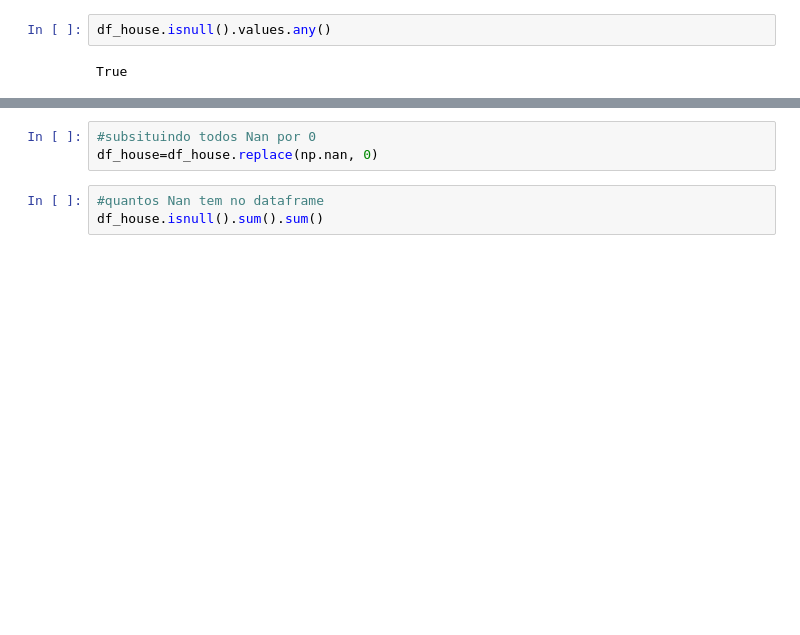
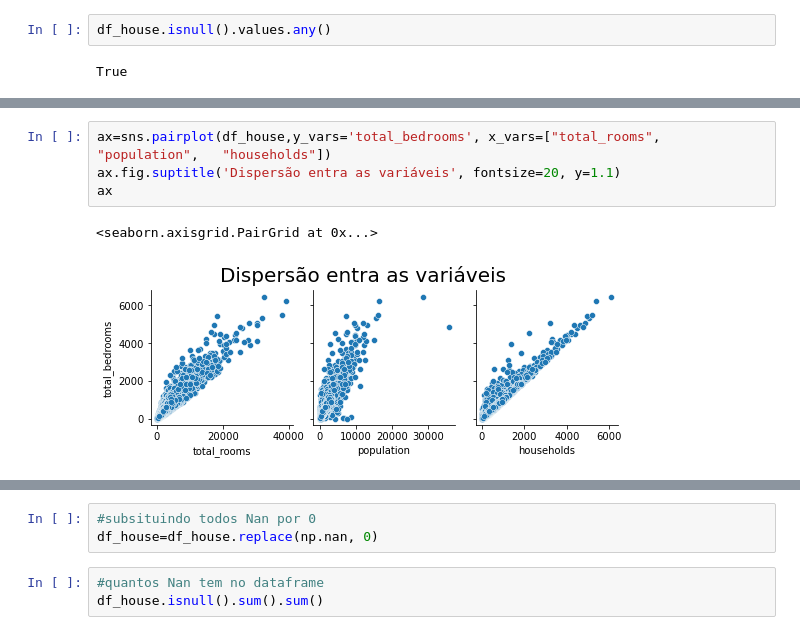
Before and after one commit to thomasbekhor/Exploratory-and-Predictive-Analysis, a Jupyter notebook: HOUSE.ipynb, the cells around one changed output, grey strips where cells are left out. Saved outputs shown, nothing was run; the diff lists cells and outputs as text; blank space fills up the shorter version.

```diff
--- a/HOUSE.ipynb
+++ b/HOUSE.ipynb
@@ -111,0 +145,7 @@ True
+# %%
+ax=sns.pairplot(df_house,y_vars='total_bedrooms', x_vars=["total_rooms", "population",	"households"])
+ax.fig.suptitle('Dispersão entra as variáveis', fontsize=20, y=1.1)
+ax
+# %% [output]
+<seaborn.axisgrid.PairGrid at 0x...>
+[figure, added]
```
Also changed, not shown: parts of 29 cells of this notebook, 2 other files.
